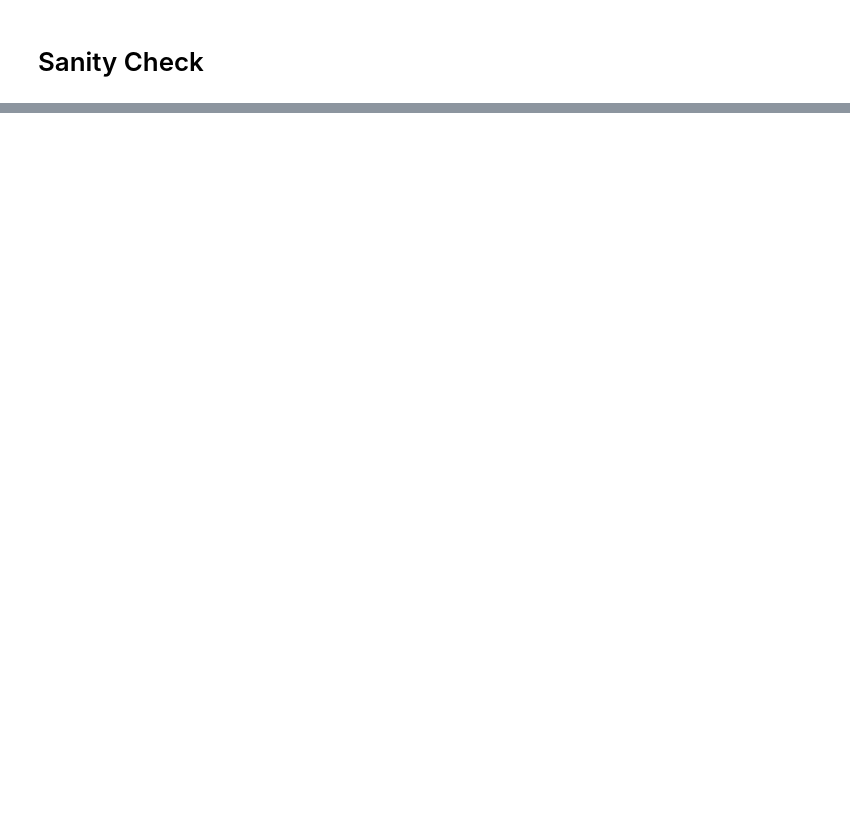
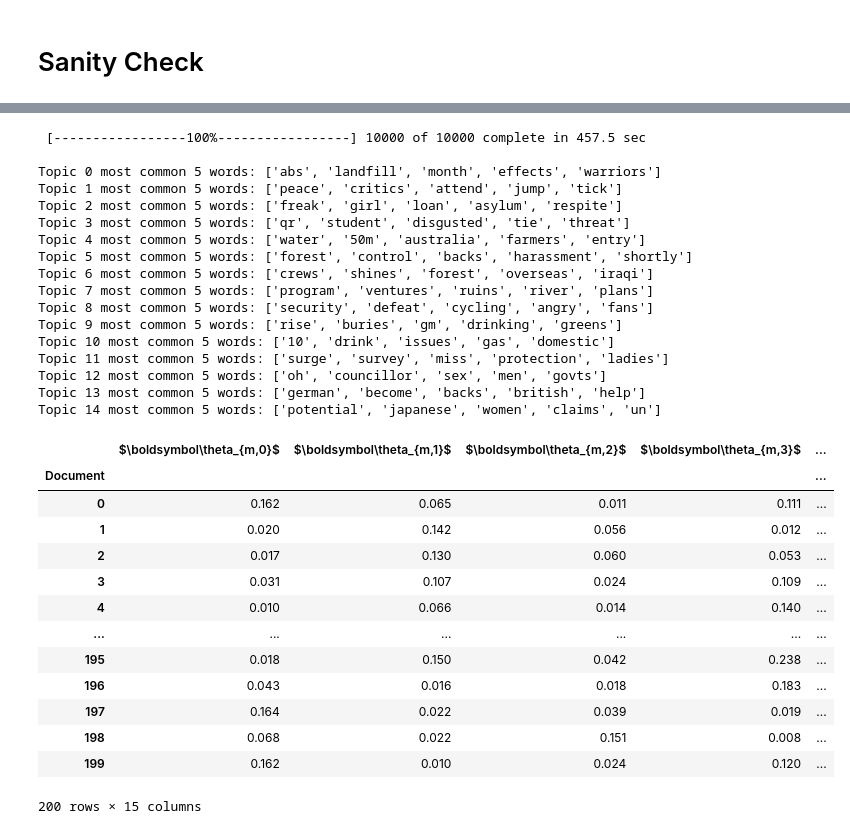
Before and after one commit to eduardagarici/master, a Jupyter notebook: pp/project 1/Agarici Eduard - 407 - Project 1.ipynb, the cells around one changed output, grey strips where cells are left out. Drawn from its saved outputs; the diff is of its cells as text; code cells hidden in the pictures; blank space fills up the shorter version.

```diff
--- a/pp/project 1/Agarici Eduard - 407 - Project 1.ipynb
+++ b/pp/project 1/Agarici Eduard - 407 - Project 1.ipynb
@@ -177,0 +216,18 @@ Phi's:
+# %%
+from nltk.tokenize import sent_tokenize, word_tokenize
+from nltk.corpus import stopwords
+
+data = pd.read_csv("abcnews-date-text.csv")["headline_text"][:200].tolist()
+stop_words = set(stopwords.words('english'))
+
+processed_sentences = []
+for sentence in data:
+    words = word_tokenize(sentence)
+    words_filtered = []
+    for w in words:
+        if w not in stop_words:
+            words_filtered.append(w)
+    processed_sentences.append(' '.join(word for word in words_filtered))
+print(len(stop_words))
+print(stop_words)
+processed_sentences[:20]
@@ -177,0 +257,47 @@ Phi's:
+# %%
+# Experiment 1 , K = 15
+docs_vectorized, words_dict = build_word_representation(processed_sentences, True)
+K = 15
+M = len(processed_sentences)
+V = len(words_dict)
+training = 10000
+burned = 1000
+alpha = 1
+beta = 1
+MCW = 5
+mcmc = build_model(docs_vectorized, K, M, V, alpha, beta, training, burned)
+build_most_common_words_in_topics(mcmc,M,K,words_dict,training - burned,MCW)
+df = build_dataframe(mcmc,M,K, training - burned)
+df
+# %% [output]
+ [-----------------100%-----------------] 10000 of 10000 complete in 457.5 sec
+
+Topic 0 most common 5 words: ['abs', 'landfill', 'month', 'effects', 'warriors']
+Topic 1 most common 5 words: ['peace', 'critics', 'attend', 'jump', 'tick']
+Topic 2 most common 5 words: ['freak', 'girl', 'loan', 'asylum', 'respite']
+Topic 3 most common 5 words: ['qr', 'student', 'disgusted', 'tie', 'threat']
+Topic 4 most common 5 words: ['water', '50m', 'australia', 'farmers', 'entry']
+Topic 5 most common 5 words: ['forest', 'control', 'backs', 'harassment', 'shortly']
+Topic 6 most common 5 words: ['crews', 'shines', 'forest', 'overseas', 'iraqi']
+Topic 7 most common 5 words: ['program', 'ventures', 'ruins', 'river', 'plans']
+Topic 8 most common 5 words: ['security', 'defeat', 'cycling', 'angry', 'fans']
+Topic 9 most common 5 words: ['rise', 'buries', 'gm', 'drinking', 'greens']
+Topic 10 most common 5 words: ['10', 'drink', 'issues', 'gas', 'domestic']
+Topic 11 most common 5 words: ['surge', 'survey', 'miss', 'protection', 'ladies']
+Topic 12 most common 5 words: ['oh', 'councillor', 'sex', 'men', 'govts']
+Topic 13 most common 5 words: ['german', 'become', 'backs', 'british', 'help']
+Topic 14 most common 5 words: ['potential', 'japanese', 'women', 'claims', 'un']
+|  | $\boldsymbol\theta_{m,0}$ | $\boldsymbol\theta_{m,1}$ | $\boldsymbol\theta_{m,2}$ | $\boldsymbol\theta_{m,3}$ | ... |
+| Document |  |  |  |  | ... |
+| 0 | 0.162 | 0.065 | 0.011 | 0.111 | ... |
+| 1 | 0.020 | 0.142 | 0.056 | 0.012 | ... |
+| 2 | 0.017 | 0.130 | 0.060 | 0.053 | ... |
+| 3 | 0.031 | 0.107 | 0.024 | 0.109 | ... |
+| 4 | 0.010 | 0.066 | 0.014 | 0.140 | ... |
+| ... | ... | ... | ... | ... | ... |
+| 195 | 0.018 | 0.150 | 0.042 | 0.238 | ... |
+| 196 | 0.043 | 0.016 | 0.018 | 0.183 | ... |
+| 197 | 0.164 | 0.022 | 0.039 | 0.019 | ... |
+| 198 | 0.068 | 0.022 | 0.151 | 0.008 | ... |
+| 199 | 0.162 | 0.010 | 0.024 | 0.120 | ... |
+200 rows × 15 columns
```
Also changed, not shown: parts of 14 cells of this notebook, 2 other files.
